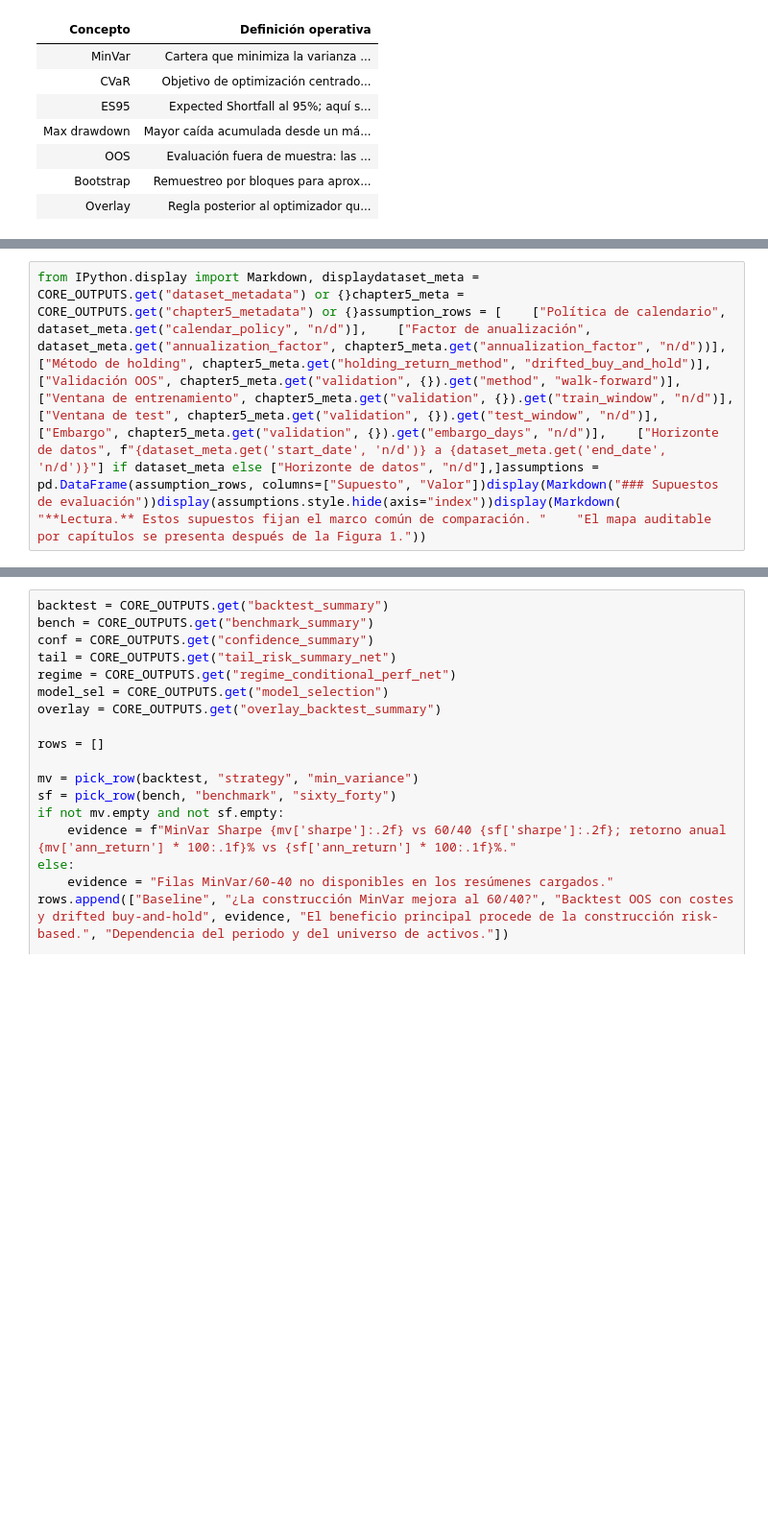
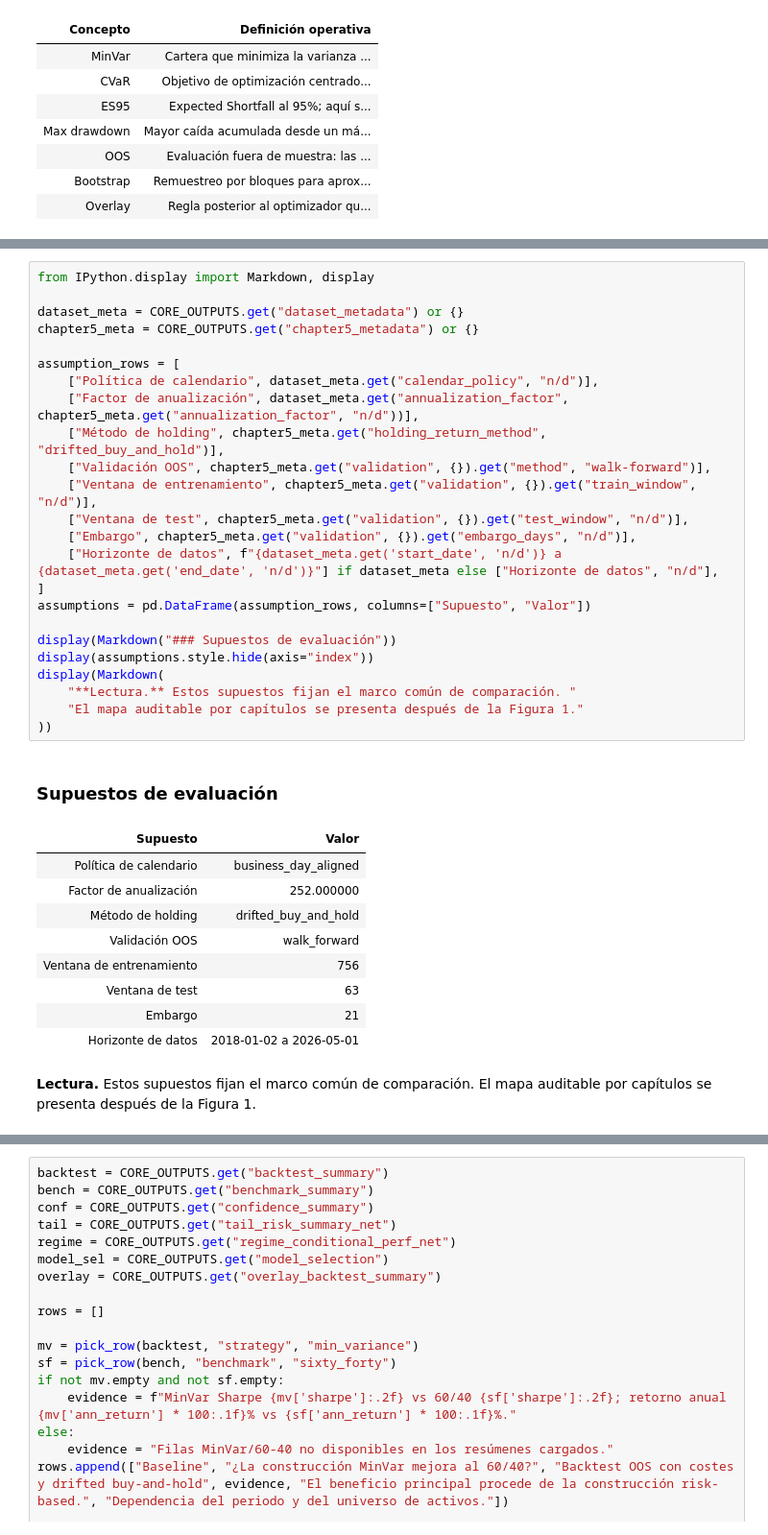
Before and after one commit to frment/Multi_Asset_Portfolio_Optimization, a Jupyter notebook: notebooks/06_research_synthesis_and_publication_report.ipynb, the cells around one changed output, grey strips where cells are left out. Shown at 96% size. Drawn from its saved outputs; the diff is of its cells as text; blank space fills up the shorter version.

```diff
--- a/notebooks/06_research_synthesis_and_publication_report.ipynb
+++ b/notebooks/06_research_synthesis_and_publication_report.ipynb
@@ -355,3 +371,37 @@ El notebook consume outputs finales ya generados. No usa artefactos de depuraci
 # %%
-from IPython.display import Markdown, displaydataset_meta = CORE_OUTPUTS.get("dataset_metadata") or {}chapter5_meta = CORE_OUTPUTS.get("chapter5_metadata") or {}assumption_rows = [    ["Política de calendario", dataset_meta.get("calendar_policy", "n/d")],    ["Factor de anualización", dataset_meta.get("annualization_factor", chapter5_meta.get("annualization_factor", "n/d"))],    ["Método de holding", chapter5_meta.get("holding_return_method", "drifted_buy_and_hold")],    ["Validación OOS", chapter5_meta.get("validation", {}).get("method", "walk-forward")],    ["Ventana de entrenamiento", chapter5_meta.get("validation", {}).get("train_window", "n/d")],    ["Ventana de test", chapter5_meta.get("validation", {}).get("test_window", "n/d")],    ["Embargo", chapter5_meta.get("validation", {}).get("embargo_days", "n/d")],    ["Horizonte de datos", f"{dataset_meta.get('start_date', 'n/d')} a {dataset_meta.get('end_date', 'n/d')}"] if dataset_meta else ["Horizonte de datos", "n/d"],]assumptions = pd.DataFrame(assumption_rows, columns=["Supuesto", "Valor"])display(Markdown("### Supuestos de evaluación"))display(assumptions.style.hide(axis="index"))display(Markdown(    "**Lectura.** Estos supuestos fijan el marco común de comparación. "    "El mapa auditable por capítulos se presenta después de la Figura 1."))
+from IPython.display import Markdown, display
+
+dataset_meta = CORE_OUTPUTS.get("dataset_metadata") or {}
+chapter5_meta = CORE_OUTPUTS.get("chapter5_metadata") or {}
+
+assumption_rows = [
+    ["Política de calendario", dataset_meta.get("calendar_policy", "n/d")],
+    ["Factor de anualización", dataset_meta.get("annualization_factor", chapter5_meta.get("annualization_factor", "n/d"))],
+    ["Método de holding", chapter5_meta.get("holding_return_method", "drifted_buy_and_hold")],
+    ["Validación OOS", chapter5_meta.get("validation", {}).get("method", "walk-forward")],
+    ["Ventana de entrenamiento", chapter5_meta.get("validation", {}).get("train_window", "n/d")],
+    ["Ventana de test", chapter5_meta.get("validation", {}).get("test_window", "n/d")],
+    ["Embargo", chapter5_meta.get("validation", {}).get("embargo_days", "n/d")],
+    ["Horizonte de datos", f"{dataset_meta.get('start_date', 'n/d')} a {dataset_meta.get('end_date', 'n/d')}"] if dataset_meta else ["Horizonte de datos", "n/d"],
+]
+assumptions = pd.DataFrame(assumption_rows, columns=["Supuesto", "Valor"])
+
+display(Markdown("### Supuestos de evaluación"))
+display(assumptions.style.hide(axis="index"))
+display(Markdown(
+    "**Lectura.** Estos supuestos fijan el marco común de comparación. "
+    "El mapa auditable por capítulos se presenta después de la Figura 1."
+))
+# %% [output]
+### Supuestos de evaluación
+| Supuesto | Valor |
+| Política de calendario | business_day_aligned |
+| Factor de anualización | 252.000000 |
+| Método de holding | drifted_buy_and_hold |
+| Validación OOS | walk_forward |
+| Ventana de entrenamiento | 756 |
+| Ventana de test | 63 |
+| Embargo | 21 |
+| Horizonte de datos | 2018-01-02 a 2026-05-01 |
+**Lectura.** Estos supuestos fijan el marco común de comparación. El mapa auditable por capítulos se presenta después de la Figura 1.
 # %% [markdown]
```
Also changed, not shown: parts of 33 cells of this notebook, 6 other files.
